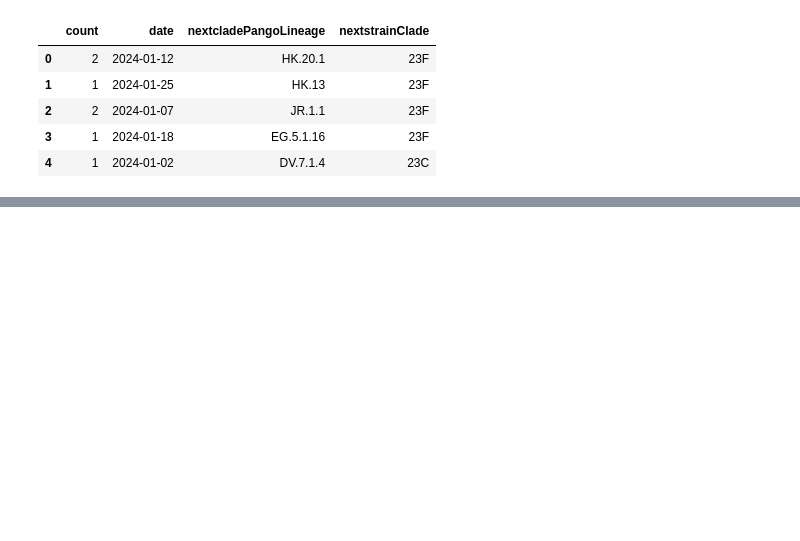
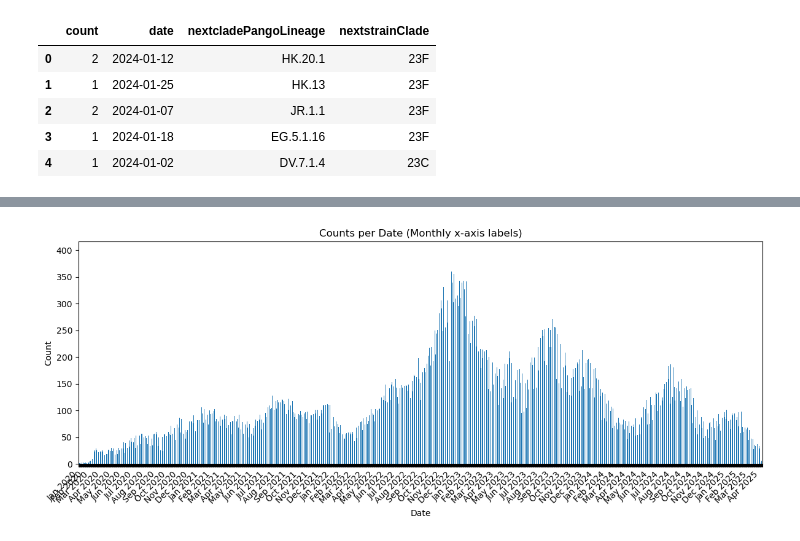
Before and after one commit to marie3003/mlr_predict_variant_composition, a Jupyter notebook: covid_data.ipynb, the cells around one changed output, grey strips where cells are left out. Cells and saved outputs as stored; diff of their text form; code cells hidden in the pictures; blank space fills up the shorter version.

```diff
--- a/covid_data.ipynb
+++ b/covid_data.ipynb
@@ -43,5 +77,37 @@ counts_df.head()
 # %%
 data = preprocess_covid_data(counts_df)
+# %%
+# Count values per date and sort
+date_counts = data['counts_df']['date'].value_counts().sort_index()
+
+# Plot
+ax = date_counts.plot(kind='bar', figsize=(12, 5))
+
+# Format x-axis ticks: keep only one tick per month
+xticks = ax.get_xticks()
+xticklabels = [label.get_text() for label in ax.get_xticklabels()]
+dates = pd.to_datetime(xticklabels, errors='coerce')
+
+# Replace x-axis labels with month-start labels only
+new_labels = []
+last_month = None
+for d in dates:
+    if pd.isna(d):
+        new_labels.append("")
+    elif d.month != last_month:
+        new_labels.append(d.strftime("%b %Y"))  # e.g., "Apr 2025"
+        last_month = d.month
+    else:
+        new_labels.append("")
+
+ax.set_xticklabels(new_labels, rotation=45, ha='right')
+plt.xlabel('Date')
+plt.ylabel('Count')
+plt.title('Counts per Date (Monthly x-axis labels)')
+plt.tight_layout()
+plt.show()
+# %% [output]
+[figure, added]
 # %%
 plot_viral_composition_dual(data['counts'], var_names=data['variant_names'], y_range = (1e-5, 2))
 plot_viral_composition_interactive(data['counts'], var_names=data['variant_names'], logscale = False)
```
Also changed, not shown: parts of 8 cells of this notebook, 10 other files.
